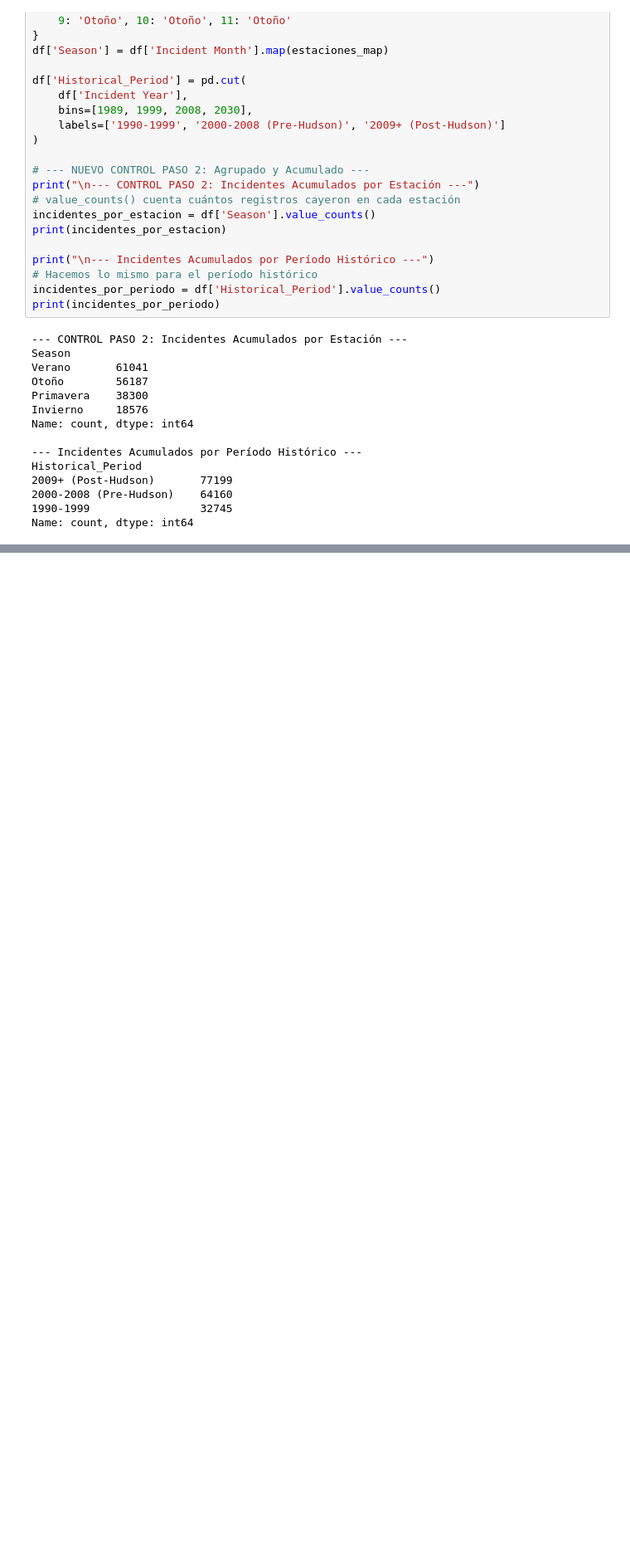
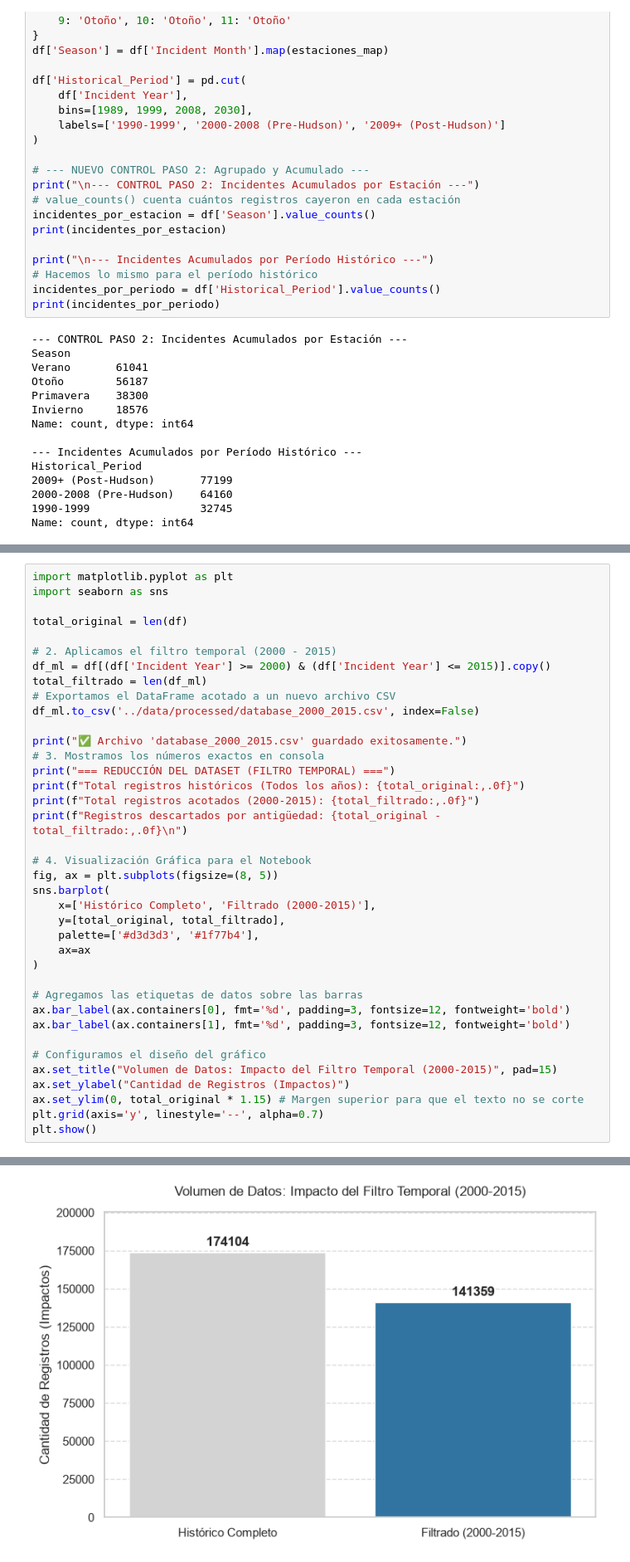
Before and after one commit to OviedoEmiliano/ETLCDD2026, a Jupyter notebook: notebooks/01_exploracion.ipynb, the cells around one changed output, grey strips where cells are left out. Shown at 83% size. Drawn from its saved outputs; the diff is of its cells as text; blank space fills up the shorter version.

Commit message:
Modificaciones al dataset

```diff
--- a/notebooks/01_exploracion.ipynb
+++ b/notebooks/01_exploracion.ipynb
@@ -318,0 +329,39 @@ Name: Is_Unknown_Operator, dtype: str
+# %%
+import matplotlib.pyplot as plt
+import seaborn as sns
+
+total_original = len(df)
+
+# 2. Aplicamos el filtro temporal (2000 - 2015)
+df_ml = df[(df['Incident Year'] >= 2000) & (df['Incident Year'] <= 2015)].copy()
+total_filtrado = len(df_ml)
+# Exportamos el DataFrame acotado a un nuevo archivo CSV
+df_ml.to_csv('../data/processed/database_2000_2015.csv', index=False)
+
+print("✅ Archivo 'database_2000_2015.csv' guardado exitosamente.")
+# 3. Mostramos los números exactos en consola
+print("=== REDUCCIÓN DEL DATASET (FILTRO TEMPORAL) ===")
+print(f"Total registros históricos (Todos los años): {total_original:,.0f}")
+print(f"Total registros acotados (2000-2015): {total_filtrado:,.0f}")
+print(f"Registros descartados por antigüedad: {total_original - total_filtrado:,.0f}\n")
+
+# 4. Visualización Gráfica para el Notebook
+fig, ax = plt.subplots(figsize=(8, 5))
+sns.barplot(
+    x=['Histórico Completo', 'Filtrado (2000-2015)'],
+    y=[total_original, total_filtrado],
+    palette=['#d3d3d3', '#1f77b4'],
+    ax=ax
+)
+
+# Agregamos las etiquetas de datos sobre las barras
+ax.bar_label(ax.containers[0], fmt='%d', padding=3, fontsize=12, fontweight='bold')
+ax.bar_label(ax.containers[1], fmt='%d', padding=3, fontsize=12, fontweight='bold')
+
+# Configuramos el diseño del gráfico
+ax.set_title("Volumen de Datos: Impacto del Filtro Temporal (2000-2015)", pad=15)
+ax.set_ylabel("Cantidad de Registros (Impactos)")
+ax.set_ylim(0, total_original * 1.15) # Margen superior para que el texto no se corte
+plt.grid(axis='y', linestyle='--', alpha=0.7)
+plt.show()
+# %% [output]
@@ -318,0 +376 @@ Name: Is_Unknown_Operator, dtype: str
+[figure, added]
```
Also changed, not shown: parts of 3 cells of this notebook, 1 other file.
